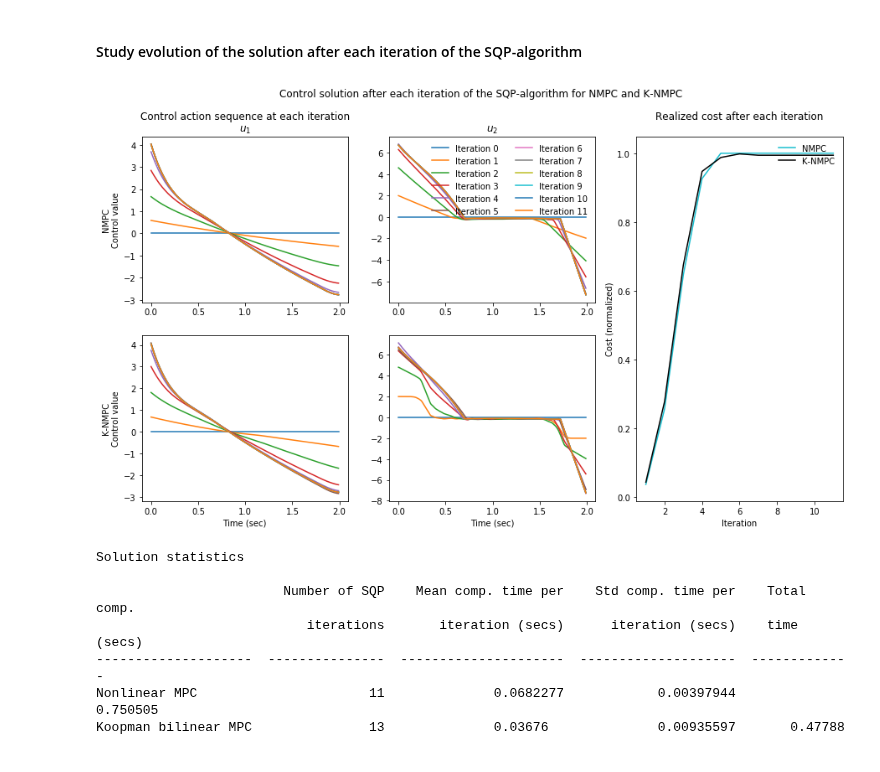
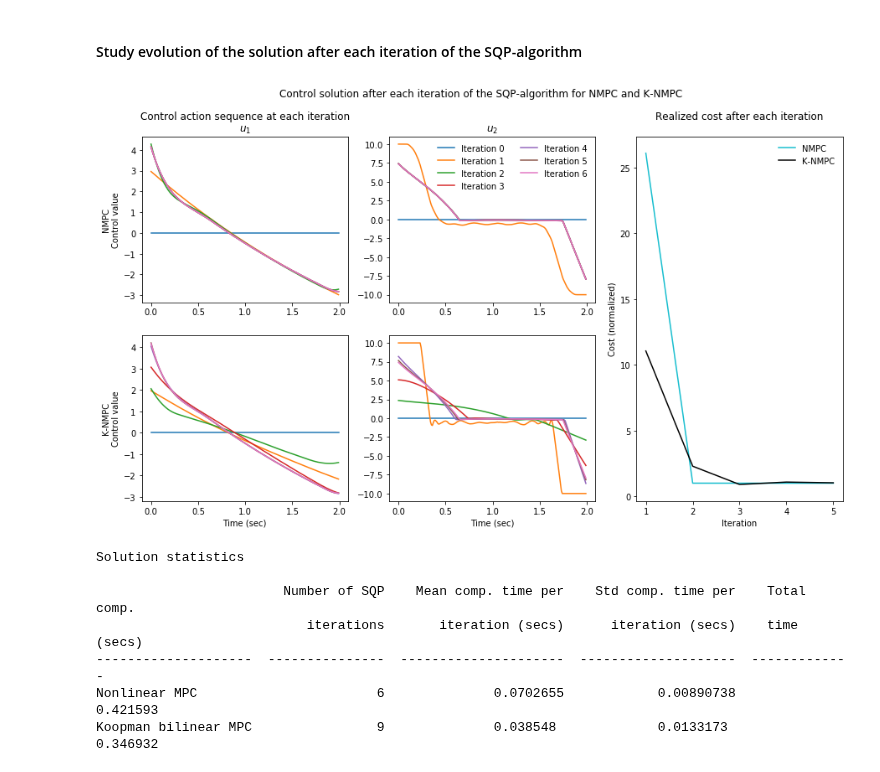
Before and after one commit to Cafolkes/koopman_learning_and_control, a Jupyter notebook: bilinearizable_sys_closed_loop.ipynb, the cells around one changed output. Cells and saved outputs as stored; diff of their text form; code cells hidden in the pictures.

```diff
--- a/bilinearizable_sys_closed_loop.ipynb
+++ b/bilinearizable_sys_closed_loop.ipynb
@@ -113,9 +113,9 @@ umax = np.array([10., 10.])
 umin = -umax
 xmax = np.array([3., 6., 3., 3.])
 xmin = -xmax
-q, r = 1e4, 1
-Q_mpc = q*np.eye(n)
-R_mpc = r*np.eye(m)
+Q_mpc = 0*np.eye(n)
+QN_mpc = 1e3*np.eye(n)
+R_mpc = np.eye(m)
 traj_length = 200
 
 # Design trajectory:
@@ -266,7 +266,7 @@ show()
 # %%
 from koopman_core.controllers import MPCController
 
-controller_lmpc = MPCController(linearized_sys, traj_length, dt, umin, umax, xmin, xmax, np.zeros_like(Q_mpc), R_mpc, Q_mpc, set_pt)
+controller_lmpc = MPCController(linearized_sys, traj_length, dt, umin, umax, xmin, xmax, np.zeros_like(Q_mpc), R_mpc, Q_mpc, set_pt, terminal_constraint=True)
 # %% [markdown]
 #### Bilinear model predictive controller
 # %%
@@ -278,7 +278,7 @@ B_d = [b*dt for b in koop_bilinear_sys.B]
 kbf_d = BilinearLiftedDynamics(n_koop, m, A_d, B_d, C, koop_bilinear_sys.basis, continuous=False, dt=dt)
 
 # Define kbf controller:
-controller_knmpc = NonlinearMPCController(kbf_d, traj_length, dt, umin, umax, xmin, xmax, np.zeros_like(Q_mpc), R_mpc, Q_mpc, set_pt)
+controller_knmpc = NonlinearMPCController(kbf_d, traj_length, dt, umin, umax, xmin, xmax, Q_mpc, R_mpc, QN_mpc, set_pt, terminal_constraint=True)
 z0 = phi_fun(x0.reshape((1,-1)))
 z_init = np.tile(z0.reshape((-1,1)),(1,traj_length+1)).T
 controller_knmpc.construct_controller(z_init, u_init)
@@ -286,7 +286,7 @@ controller_knmpc.construct_controller(z_init, u_init)
 #### Nonlinear model predictive controller
 # %%
 finite_dim_koop_sys_d = FiniteDimKoopSysDiscrete(lambd, mu, c, dt)
-controller_nmpc = NonlinearMPCController(finite_dim_koop_sys_d, traj_length, dt, umin, umax, xmin, xmax, np.zeros_like(Q_mpc), R_mpc, Q_mpc, set_pt)
+controller_nmpc = NonlinearMPCController(finite_dim_koop_sys_d, traj_length, dt, umin, umax, xmin, xmax, Q_mpc, R_mpc, QN_mpc, set_pt, terminal_constraint=True)
 controller_nmpc.construct_controller(x_init, u_init)
 # %% [markdown]
 # Evaluate performance of controllers for trajectory generation
@@ -399,18 +399,26 @@ n_iter = min(len(controller_nmpc.x_iter),len(controller_knmpc.x_iter))
 
 # Calculate cost after each iteration:
 iter_cost_nmpc, iter_cost_knmpc = [], []
+
+ol_controller_init = OpenLoopController(finite_dim_koop_sys, u_init, t_eval[:-1])
+xs_init, _ = finite_dim_koop_sys.simulate(x0, ol_controller_init, t_eval)
+xs_init, us_init = xs_init.T, u_init.T
+init_cost = (xs_init[:,-1]-set_pt).T@QN_mpc@(xs_init[:,-1]-set_pt) + np.sum(np.diag(us_init.T@R_mpc@us_init))
+iter_cost_nmpc = [init_cost]
+iter_cost_knmpc = [init_cost]
+
 for ii in range(n_iter):
     ur_knmpc_iter = controller_knmpc.u_iter[ii].T
     ol_controller_knmpc_iter = OpenLoopController(finite_dim_koop_sys, ur_knmpc_iter, t_eval[:-1])
     xs_knmpc_iter, _ = finite_dim_koop_sys.simulate(x0, ol_controller_knmpc_iter, t_eval)
     xs_knmpc_iter, us_knmpc_iter = xs_knmpc_iter.T, ur_knmpc_iter.T
-    iter_cost_knmpc.append((xs_knmpc_iter[:,-1]).T@Q_mpc@xs_knmpc_iter[:,-1] + np.sum(np.diag(us_knmpc_iter.T@R_mpc@us_knmpc_iter)))
+    iter_cost_knmpc.append((xs_knmpc_iter[:,-1]-set_pt).T@QN_mpc@(xs_knmpc_iter[:,-1]-set_pt) + np.sum(np.diag(us_knmpc_iter.T@R_mpc@us_knmpc_iter)))
 
     ur_nmpc_iter = controller_nmpc.u_iter[ii].T
     ol_controller_nmpc_iter = OpenLoopController(finite_dim_koop_sys, ur_nmpc_iter, t_eval[:-1])
     xs_nmpc_iter, _ = finite_dim_koop_sys.simulate(x0, ol_controller_nmpc_iter, t_eval)
     xs_nmpc_iter, us_nmpc_iter = xs_nmpc_iter.T, ur_nmpc_iter.T
-    iter_cost_nmpc.append((xs_nmpc_iter[:,-1]).T@Q_mpc@xs_nmpc_iter[:,-1] + np.sum(np.diag(us_nmpc_iter.T@R_mpc@us_nmpc_iter)))
+    iter_cost_nmpc.append((xs_nmpc_iter[:,-1]-set_pt).T@QN_mpc@(xs_nmpc_iter[:,-1]-set_pt) + np.sum(np.diag(us_nmpc_iter.T@R_mpc@us_nmpc_iter)))
 
 plt.figure(figsize=(15,8))
 plt.suptitle('Control solution after each iteration of the SQP-algorithm for NMPC and K-NMPC')
@@ -423,40 +431,40 @@ ax3.plot(t_eval[:-1],u_init[:, 0])
 ax4 = plt.subplot(2,3,5)
 ax4.plot(t_eval[:-1],u_init[:, 0])
 
 for it in range(n_iter):
     ax1.plot(t_eval[:-1],controller_nmpc.u_iter[it][0,:])
     ax2.plot(t_eval[:-1],controller_nmpc.u_iter[it][1,:], label='Iteration '+str(it+1))
     ax3.plot(t_eval[:-1],controller_knmpc.u_iter[it][0,:])
     ax4.plot(t_eval[:-1],controller_knmpc.u_iter[it][1,:])
 
 ax5 = plt.subplot(1,3,3)
-ax5.plot(np.arange(1,n_iter+1), iter_cost_nmpc[:n_iter]/iter_cost_nmpc[-1], 'tab:cyan', label='NMPC')
-ax5.plot(np.arange(1,n_iter+1), iter_cost_knmpc[:n_iter]/iter_cost_nmpc[-1], 'k', label='K-NMPC')
+ax5.plot(np.arange(1,n_iter), iter_cost_nmpc[1:n_iter]/iter_cost_nmpc[-1], 'tab:cyan', label='NMPC')
+ax5.plot(np.arange(1,n_iter), iter_cost_knmpc[1:n_iter]/iter_cost_nmpc[-1], 'k', label='K-NMPC')
 
 ax1.set_title('Control action sequence at each iteration\n$u_1$')
 ax1.set_ylabel('NMPC\nControl value')
 ax2.set_title('$u_2$')
 ax2.legend(ncol=2, loc='upper right', frameon=False)
 ax3.set_ylabel('K-NMPC\nControl value')
 ax3.set_xlabel('Time (sec)')
 ax4.set_xlabel('Time (sec)')
 ax5.set_title('Realized cost after each iteration\n')
 ax5.set_xlabel('Iteration')
 ax5.set_ylabel('Cost (normalized)')
 ax5.legend(loc='upper right', frameon=False)
 
 plt.show()
 
 print('Solution statistics\n')
 print(tabulate([['Nonlinear MPC', len(controller_nmpc.x_iter), np.mean(controller_nmpc.comp_time), np.std(controller_nmpc.comp_time), sum(controller_nmpc.comp_time)],
                 ['Koopman bilinear MPC', len(controller_knmpc.x_iter), np.mean(controller_knmpc.comp_time), np.std(controller_knmpc.comp_time), sum(controller_knmpc.comp_time)]],
                headers=['Number of SQP\niterations','Mean comp. time per\niteration (secs)', 'Std comp. time per\niteration (secs)', 'Total comp.\ntime (secs)']))
 # %% [output]
-[figure, old version]
+[figure, new version]
 Solution statistics
 
                         Number of SQP    Mean comp. time per    Std comp. time per    Total comp.
                            iterations       iteration (secs)      iteration (secs)    time (secs)
 --------------------  ---------------  ---------------------  --------------------  -------------
-Nonlinear MPC                      11              0.0682277            0.00397944       0.750505
-Koopman bilinear MPC               13              0.03676              0.00935597       0.47788
+Nonlinear MPC                       6              0.0702655            0.00890738       0.421593
+Koopman bilinear MPC                9              0.038548             0.0133173        0.346932
```
Also changed, not shown: parts of 2 cells of this notebook, 3 other files.
